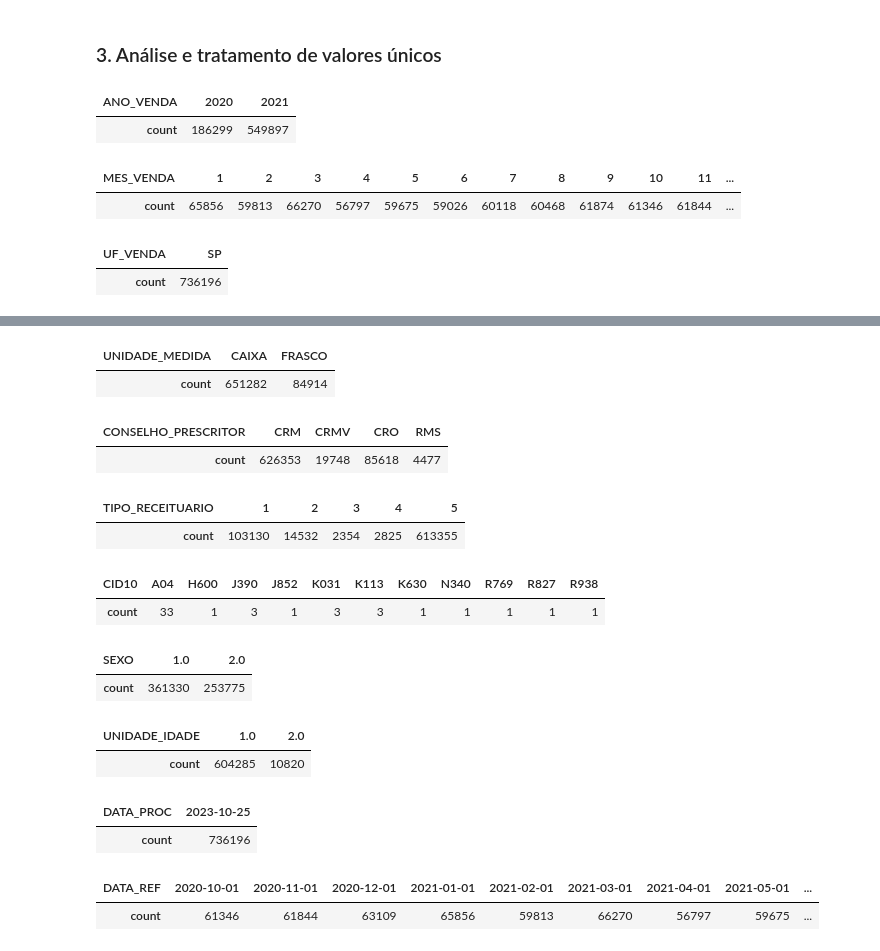
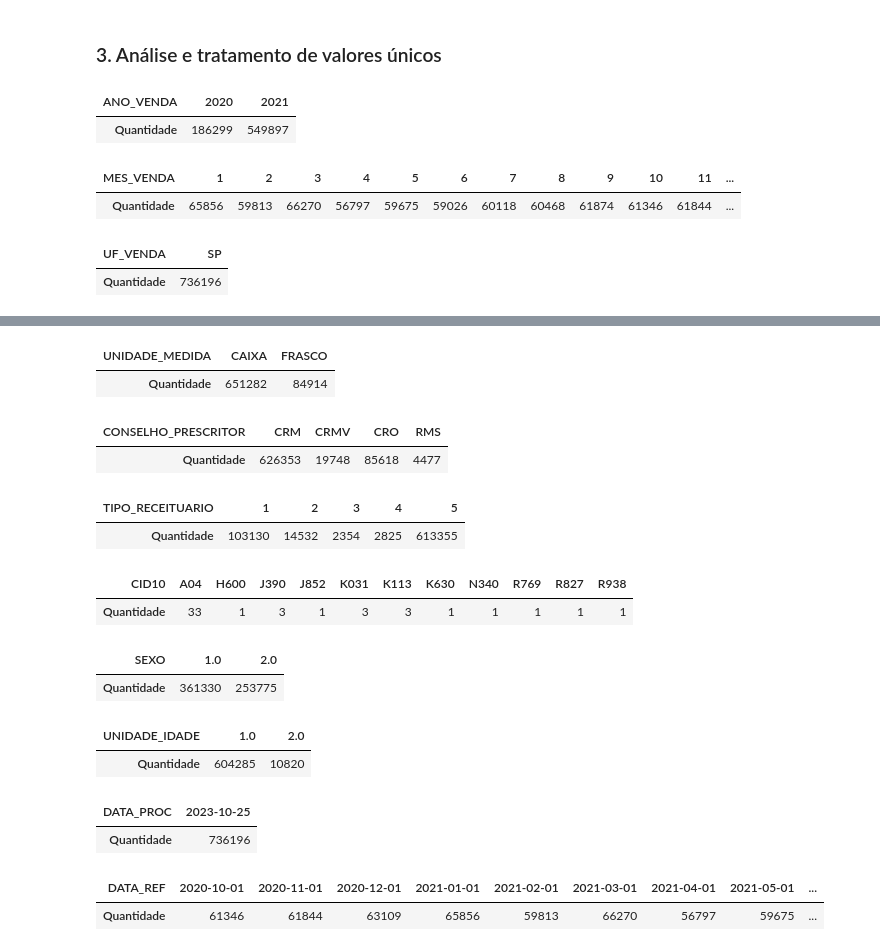
Before and after one commit to emso-exe/Venda_de_medicamentos_controlados_e_antimicrobianos_-_industrializados, a Jupyter notebook: 001_analise_de_vendas.ipynb, the cells around one changed output, grey strips where cells are left out. Drawn from its saved outputs; the diff is of its cells as text; code cells hidden in the pictures.

```diff
--- a/001_analise_de_vendas.ipynb
+++ b/001_analise_de_vendas.ipynb
@@ -252,15 +298,15 @@ def exibe_valores_unicos(coluna):
 # %%
 cols = df.columns
 
 for col in cols:
     if df[col].nunique() <= 12:
-        data = pd.DataFrame(exibe_valores_unicos(df[col]))
+        data = pd.DataFrame(fn.exibe_valores_unicos(df[col]))
         display(data)
 # %% [output]
 | ANO_VENDA | 2020 | 2021 |
-| count | 186299 | 549897 |
+| Quantidade | 186299 | 549897 |
 | MES_VENDA | 1 | 2 | 3 | 4 | 5 | 6 | 7 | 8 | 9 | 10 | 11 | ... |
-| count | 65856 | 59813 | 66270 | 56797 | 59675 | 59026 | 60118 | 60468 | 61874 | 61346 | 61844 | ... |
+| Quantidade | 65856 | 59813 | 66270 | 56797 | 59675 | 59026 | 60118 | 60468 | 61874 | 61346 | 61844 | ... |
 | UF_VENDA | SP |
-| count | 736196 |
+| Quantidade | 736196 |
 | MUNICIPIO_VENDA | BERTIOGA | CUBATÃO | GUARUJÁ | ITANHAÉM | MONGAGUÁ | PERUÍBE | PRAIA GRANDE | SANTOS | SÃO VICENTE |
@@ -268,16 +314,16 @@ for col in cols:
 | UNIDADE_MEDIDA | CAIXA | FRASCO |
-| count | 651282 | 84914 |
+| Quantidade | 651282 | 84914 |
 | CONSELHO_PRESCRITOR | CRM | CRMV | CRO | RMS |
-| count | 626353 | 19748 | 85618 | 4477 |
+| Quantidade | 626353 | 19748 | 85618 | 4477 |
 | TIPO_RECEITUARIO | 1 | 2 | 3 | 4 | 5 |
-| count | 103130 | 14532 | 2354 | 2825 | 613355 |
+| Quantidade | 103130 | 14532 | 2354 | 2825 | 613355 |
 | CID10 | A04 | H600 | J390 | J852 | K031 | K113 | K630 | N340 | R769 | R827 | R938 |
-| count | 33 | 1 | 3 | 1 | 3 | 3 | 1 | 1 | 1 | 1 | 1 |
+| Quantidade | 33 | 1 | 3 | 1 | 3 | 3 | 1 | 1 | 1 | 1 | 1 |
 | SEXO | 1.0 | 2.0 |
-| count | 361330 | 253775 |
+| Quantidade | 361330 | 253775 |
 | UNIDADE_IDADE | 1.0 | 2.0 |
-| count | 604285 | 10820 |
+| Quantidade | 604285 | 10820 |
 | DATA_PROC | 2023-10-25 |
-| count | 736196 |
+| Quantidade | 736196 |
 | DATA_REF | 2020-10-01 | 2020-11-01 | 2020-12-01 | 2021-01-01 | 2021-02-01 | 2021-03-01 | 2021-04-01 | 2021-05-01 | ... |
-| count | 61346 | 61844 | 63109 | 65856 | 59813 | 66270 | 56797 | 59675 | ... |
+| Quantidade | 61346 | 61844 | 63109 | 65856 | 59813 | 66270 | 56797 | 59675 | ... |
```
Also changed, not shown: parts of 12 cells of this notebook.
